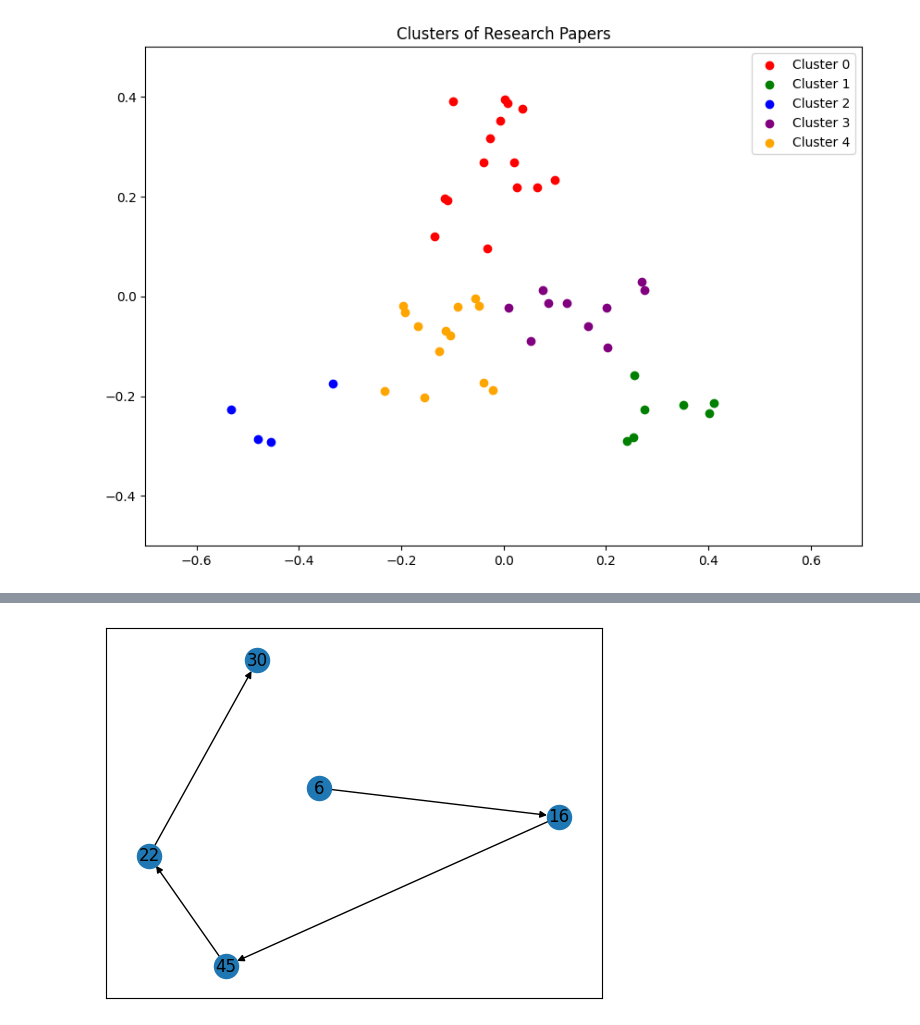
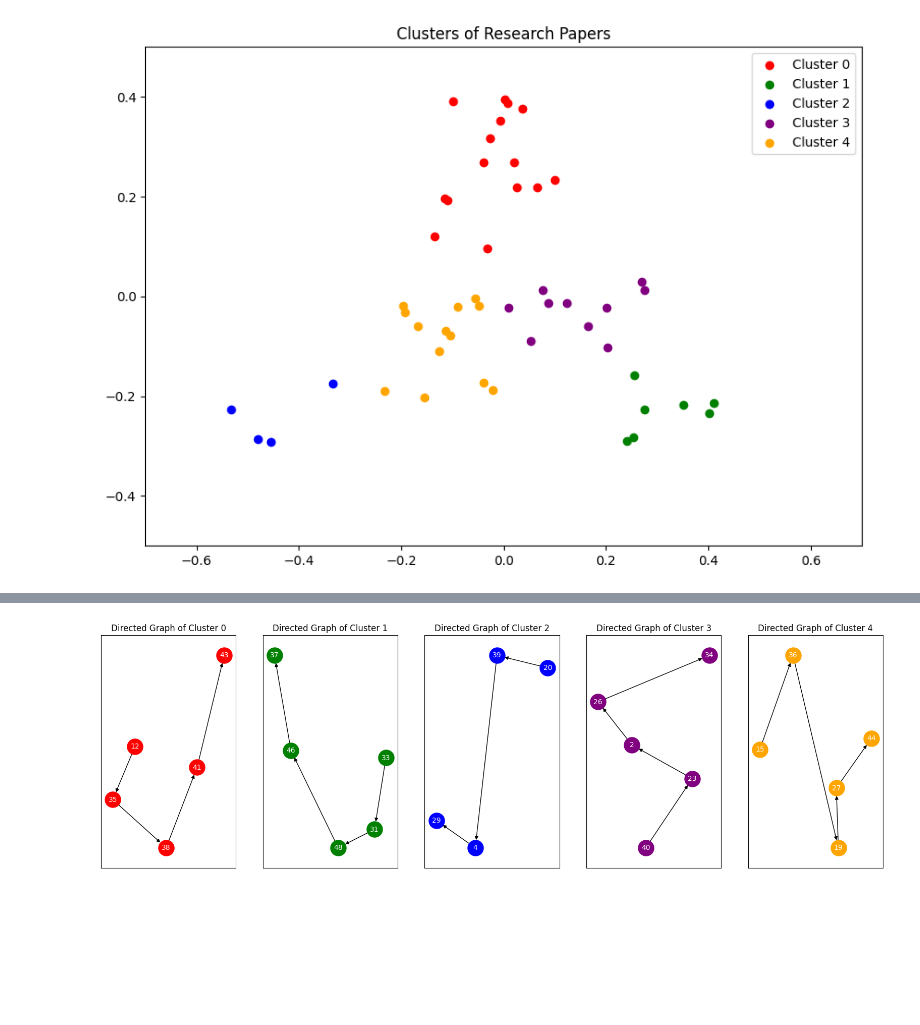
Before and after one commit to RGBmarya/bodhi, a Jupyter notebook: main.ipynb, the cells around one changed output, grey strips where cells are left out. Cells and saved outputs as stored; diff of their text form; code cells hidden in the pictures; blank space fills up the shorter version.

```diff
--- a/main.ipynb
+++ b/main.ipynb
@@ -221,7 +222,17 @@ plt.show()
-# %%
-# Step 4: Minimum arborescence for each digraph
-# Let the node with smallest complexity be designated root
-msa = nx.minimum_spanning_arborescence(digraphs[0])
-nx.draw_networkx(msa)
-# %% [output]
-[figure, removed]
+# %%
+# Step 4: Minimum arborescence for each digraph
+
+# Positive side-effect:
+# By defining edge weight to be difference in complexity scores and ignoring negative edge weights,
+# the node with the minimum complexity score will never have an incoming edge.
+# Hence, every MSA must be rooted at the node with minimum complexity score.
+
+fig, axs = plt.subplots(1, 5, figsize=(20, 6))
+for cluster in range(n_clusters):
+    msa = nx.minimum_spanning_arborescence(digraphs[cluster])
+    pos = nx.spring_layout(msa)
+    axs[cluster].set_title(f'Directed Graph of Cluster {cluster}')
+    nx.draw_networkx(msa, pos, with_labels=True, node_color=colors[cluster], node_size=500, font_size=10, font_color='white', ax=axs[cluster])
+plt.show()
+# %% [output]
+[figure, added]
```
Also changed, not shown: parts of 9 cells of this notebook.
